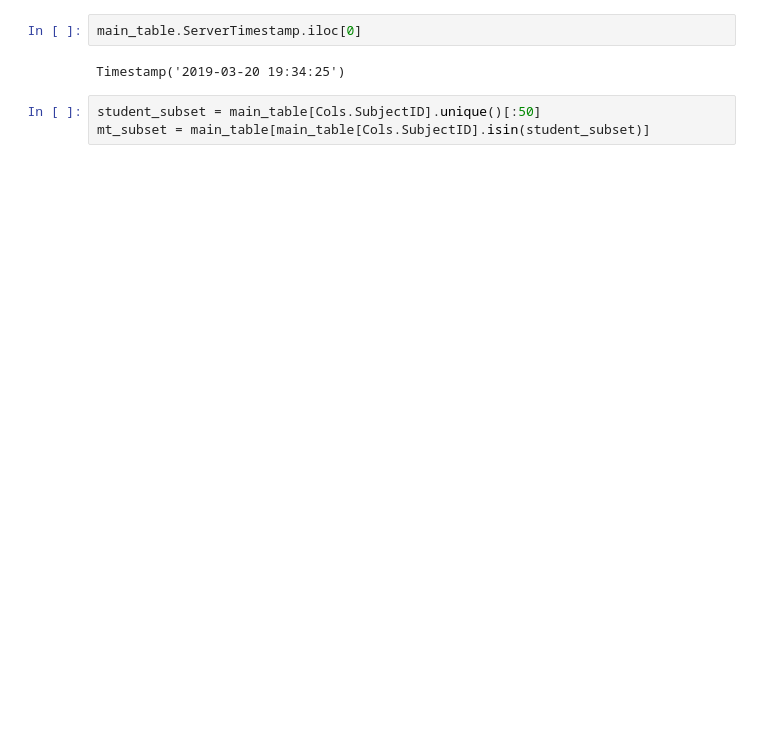
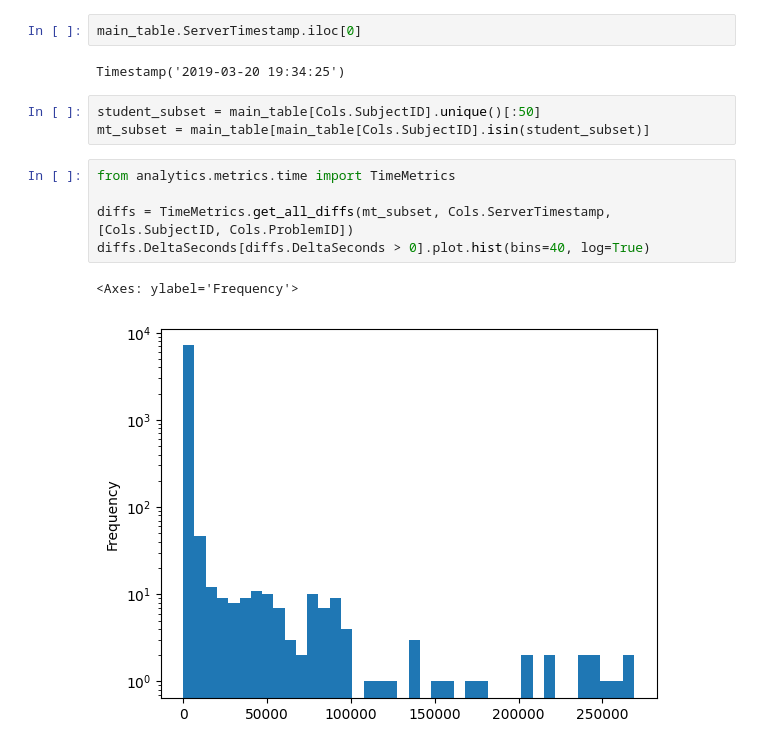
Before and after one commit to CSSPLICE/ProgSnapToolbox, a Jupyter notebook: test_anaytics.ipynb, the cells around one changed output. Saved outputs shown, nothing was run; the diff lists cells and outputs as text; blank space fills up the shorter version.

```diff
--- a/test_anaytics.ipynb
+++ b/test_anaytics.ipynb
@@ -44,3 +45,11 @@ Timestamp('2019-03-20 19:34:25')
 # %%
 student_subset = main_table[Cols.SubjectID].unique()[:50]
 mt_subset = main_table[main_table[Cols.SubjectID].isin(student_subset)]
+# %%
+from analytics.metrics.time import TimeMetrics
+
+diffs = TimeMetrics.get_all_diffs(mt_subset, Cols.ServerTimestamp, [Cols.SubjectID, Cols.ProblemID])
+diffs.DeltaSeconds[diffs.DeltaSeconds > 0].plot.hist(bins=40, log=True)
+# %% [output]
+<Axes: ylabel='Frequency'>
+[figure, added]
```
Also changed, not shown: parts of 5 cells of this notebook, 1 other file.
